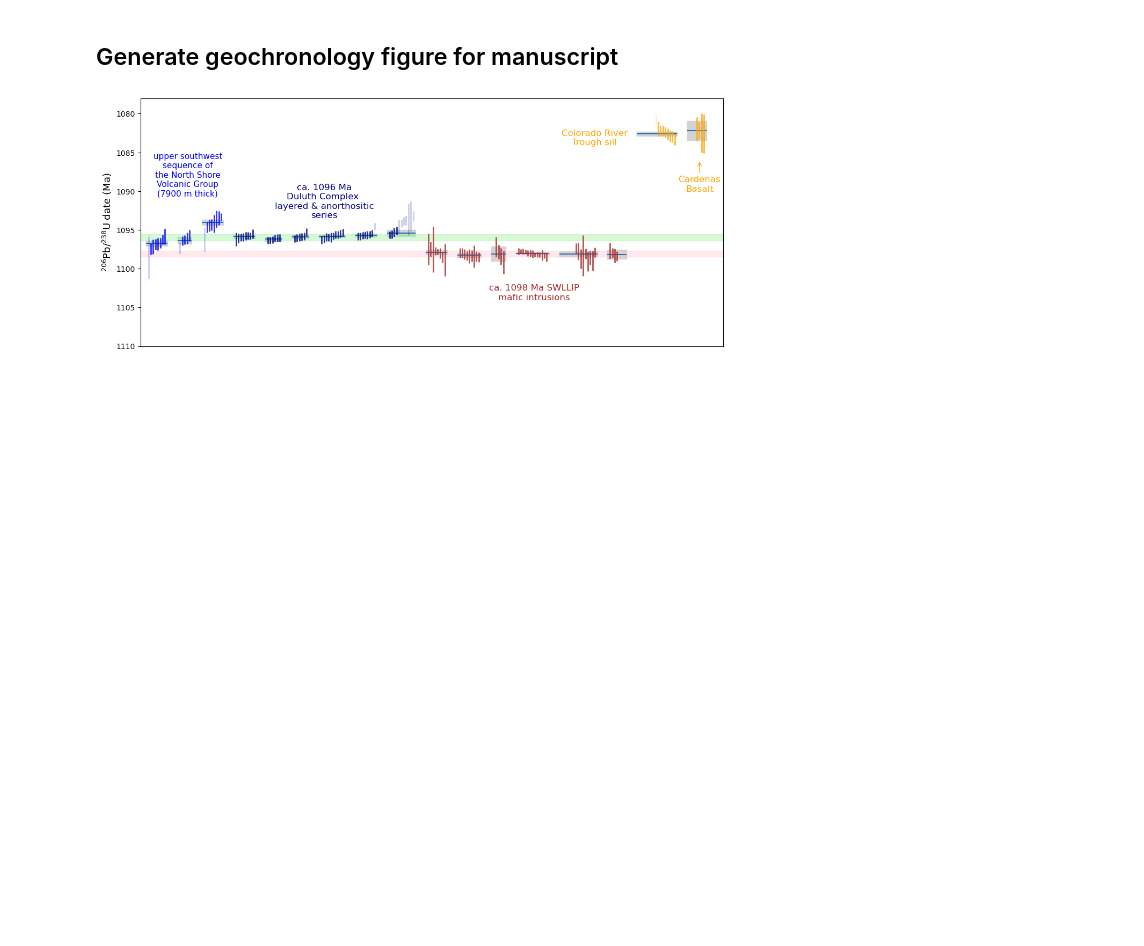
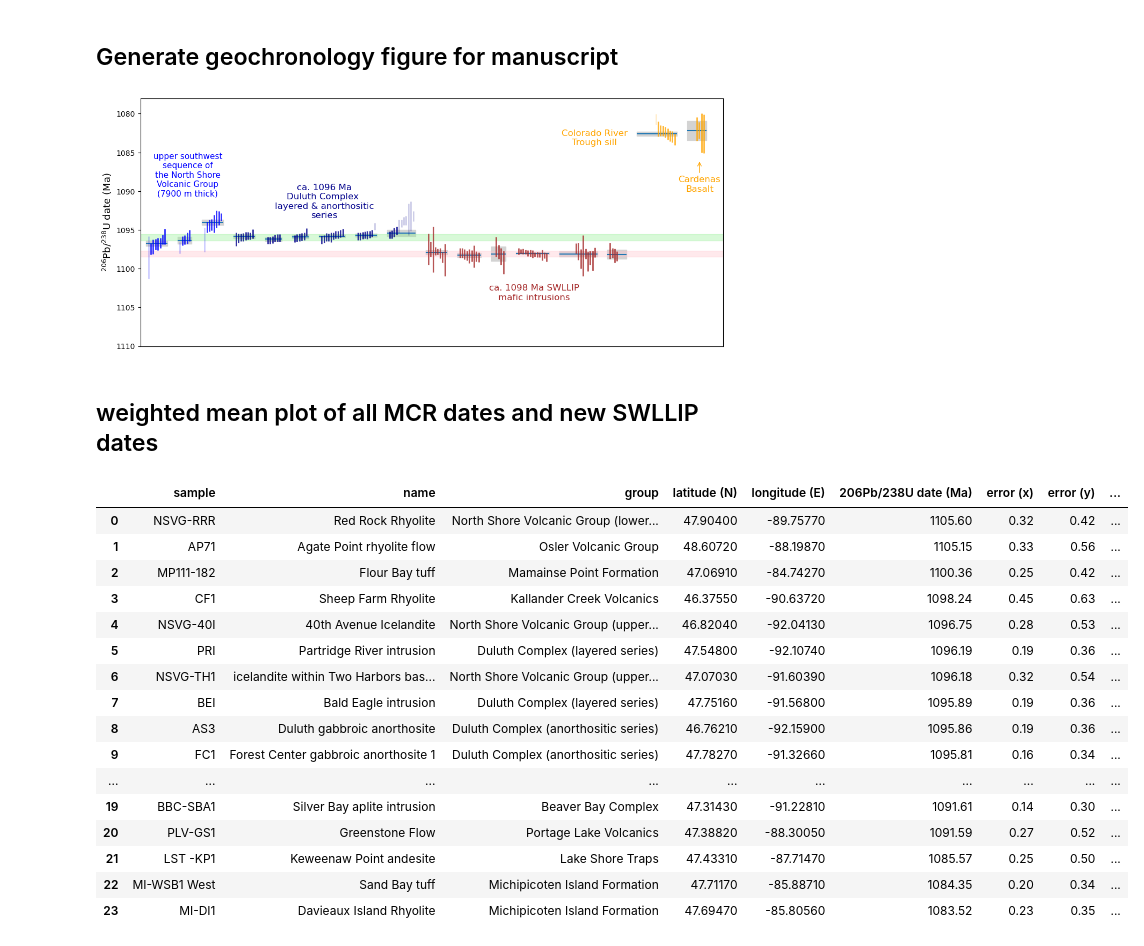
Before and after one commit to Swanson-Hysell-Group/2024_SWLLIP, a Jupyter notebook: code/SWLLIP_geochron.ipynb, the cells around one changed output. Cells and saved outputs as stored; diff of their text form; code cells hidden in the pictures; blank space fills up the shorter version.

```diff
--- a/code/SWLLIP_geochron.ipynb
+++ b/code/SWLLIP_geochron.ipynb
@@ -557,3 +558,30 @@ plt.savefig('../figure/SWLLIP_geochron.pdf', bbox_inches='tight')
 plt.show()
 # %% [output]
 [figure]
+# %% [markdown]
+## weighted mean plot of all MCR dates and new SWLLIP dates
+# %%
+geochron_compilation = pd.read_csv('../data/geochron/geochron_compilation.csv')
+geochron_compilation = geochron_compilation.sort_values(by=['206Pb/238U date (Ma)'], ascending=False).reset_index(drop=True)
+MCR_geochron = geochron_compilation[geochron_compilation['group'] !='SWLLIP'].reset_index(drop=True)
+SWLLIP_geochron = geochron_compilation[geochron_compilation['group'] =='SWLLIP'].reset_index(drop=True)
+
+MCR_geochron
+# %% [output]
+|  | sample | name | group | latitude (N) | longitude (E) | 206Pb/238U date (Ma) | error (x) | error (y) | ... |
+| 0 | NSVG-RRR | Red Rock Rhyolite | North Shore Volcanic Group (lower... | 47.90400 | -89.75770 | 1105.60 | 0.32 | 0.42 | ... |
+| 1 | AP71 | Agate Point rhyolite flow | Osler Volcanic Group | 48.60720 | -88.19870 | 1105.15 | 0.33 | 0.56 | ... |
+| 2 | MP111-182 | Flour Bay tuff | Mamainse Point Formation | 47.06910 | -84.74270 | 1100.36 | 0.25 | 0.42 | ... |
+| 3 | CF1 | Sheep Farm Rhyolite | Kallander Creek Volcanics | 46.37550 | -90.63720 | 1098.24 | 0.45 | 0.63 | ... |
+| 4 | NSVG-40I | 40th Avenue Icelandite | North Shore Volcanic Group (upper... | 46.82040 | -92.04130 | 1096.75 | 0.28 | 0.53 | ... |
+| 5 | PRI | Partridge River intrusion | Duluth Complex (layered series) | 47.54800 | -92.10740 | 1096.19 | 0.19 | 0.36 | ... |
+| 6 | NSVG-TH1 | icelandite within Two Harbors bas... | North Shore Volcanic Group (upper... | 47.07030 | -91.60390 | 1096.18 | 0.32 | 0.54 | ... |
+| 7 | BEI | Bald Eagle intrusion | Duluth Complex (layered series) | 47.75160 | -91.56800 | 1095.89 | 0.19 | 0.36 | ... |
+| 8 | AS3 | Duluth gabbroic anorthosite | Duluth Complex (anorthositic series) | 46.76210 | -92.15900 | 1095.86 | 0.19 | 0.36 | ... |
+| 9 | FC1 | Forest Center gabbroic anorthosite 1 | Duluth Complex (anorthositic series) | 47.78270 | -91.32660 | 1095.81 | 0.16 | 0.34 | ... |
+| ... | ... | ... | ... | ... | ... | ... | ... | ... | ... |
+| 19 | BBC-SBA1 | Silver Bay aplite intrusion | Beaver Bay Complex | 47.31430 | -91.22810 | 1091.61 | 0.14 | 0.30 | ... |
+| 20 | PLV-GS1 | Greenstone Flow | Portage Lake Volcanics | 47.38820 | -88.30050 | 1091.59 | 0.27 | 0.52 | ... |
+| 21 | LST -KP1 | Keweenaw Point andesite | Lake Shore Traps | 47.43310 | -87.71470 | 1085.57 | 0.25 | 0.50 | ... |
+| 22 | MI-WSB1 West | Sand Bay tuff | Michipicoten Island Formation | 47.71170 | -85.88710 | 1084.35 | 0.20 | 0.34 | ... |
+| 23 | MI-DI1 | Davieaux Island Rhyolite | Michipicoten Island Formation | 47.69470 | -85.80560 | 1083.52 | 0.23 | 0.35 | ... |
```
Also changed, not shown: parts of 3 cells of this notebook, 2 other files.
